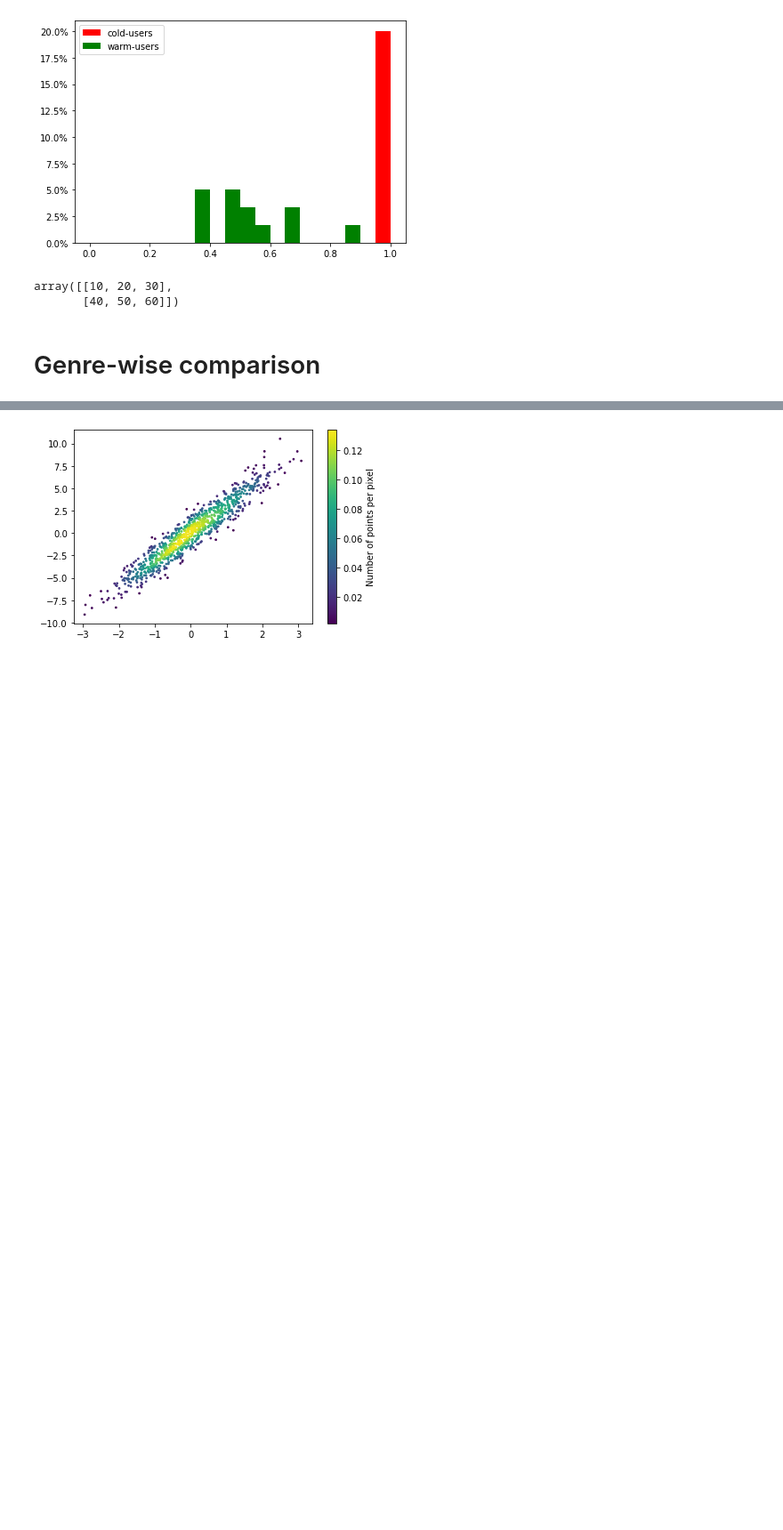
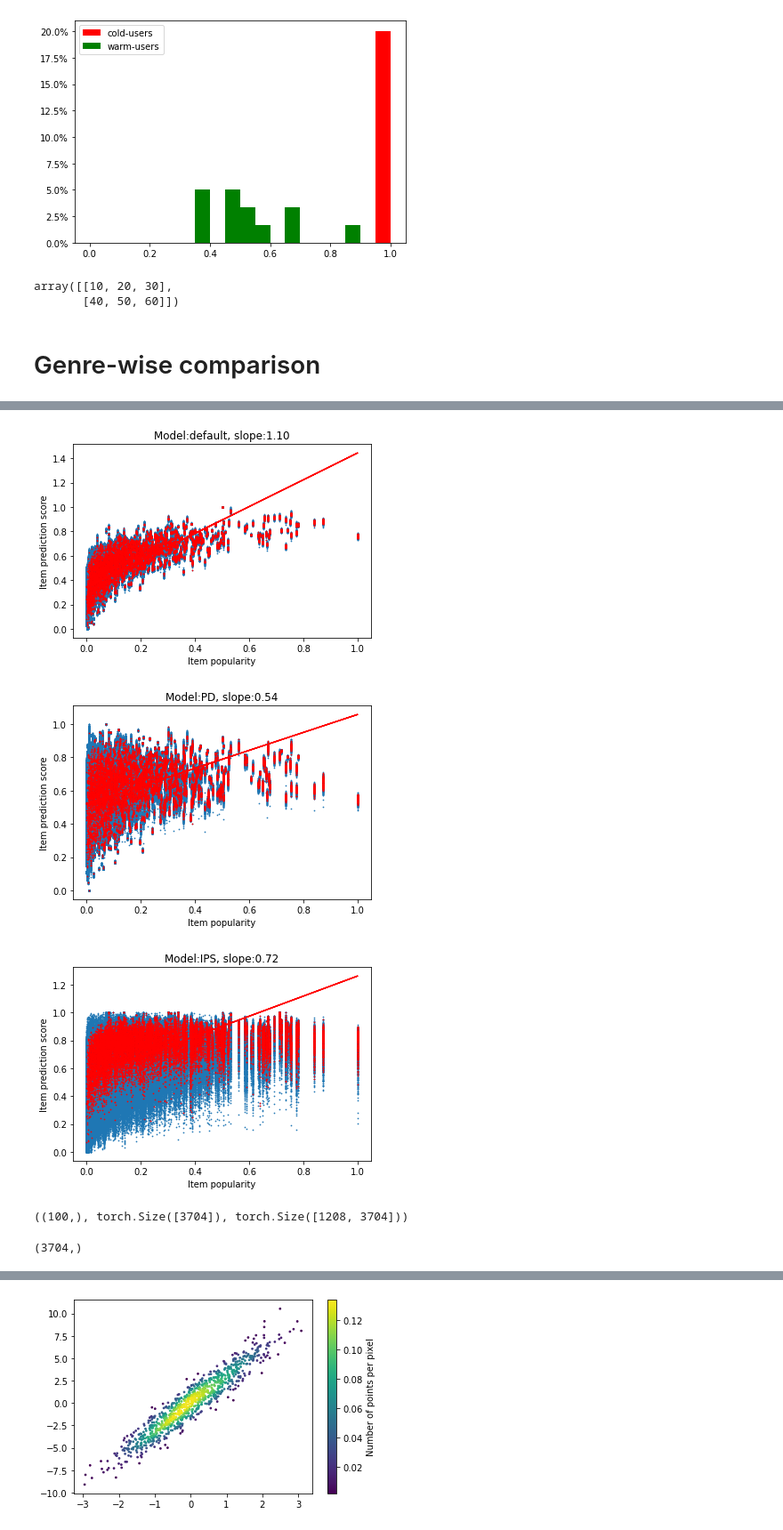
Before and after one commit to MinSeok-Pons-Kim/MELU_pytorch, a Jupyter notebook: movielens/ml-1m/data_analysis_freq-Copy1.ipynb, the cells around one changed output, grey strips where cells are left out. Shown at 89% size. Cells and saved outputs as stored; diff of their text form; code cells hidden in the pictures; blank space fills up the shorter version.

```diff
--- a/movielens/ml-1m/data_analysis_freq-Copy1.ipynb
+++ b/movielens/ml-1m/data_analysis_freq-Copy1.ipynb
@@ -1030,0 +1051,2 @@ Get recommendation list,
+# %%
+user_clicked_set = pickle.load(open("user_clicked_set.pkl", 'rb'))
@@ -1030,0 +1097,3 @@ Get recommendation list,
+# %%
+w_pos_neg_u, w_pos_neg_i, w_pos_neg_i_ = get_pos_neg_pair(warm_u_score_test)
+c_pos_neg_u, c_pos_neg_i, c_pos_neg_i_ = get_pos_neg_pair(cold_u_score)
@@ -1030,0 +1364,39 @@ Get recommendation list,
+# %%
+score_dataways = ['new_user']
+anchor_list=[total_items, pop_items, tail_items, niche_items]
+models = ['', 'PD', 'IPS']
+seeds = [0]
+x = global_popularity[item_idx[0].numpy()].to_numpy()
+x = torch.tensor(np.tile(x,(1208,1)))
+for model in models:
+    for seed_tmp in seeds:
+        for test_way in test_ways:
+            predictions = torch.load('_'.join(['../../eval_result/', 'total_preds', test_way+model, str(seed_tmp), '.pt']))
+            y = ((predictions - predictions.min(axis=1).values.reshape(-1,1))/(predictions.max(axis=1).values - predictions.min(axis=1).values).reshape(-1,1))
+            interacted_y = y[ui_pairs[:,0], ui_pairs[:,1]]
+            interacted_x = x[ui_pairs[:,0], ui_pairs[:,1]]
+            x_, y = x.reshape(-1), y.reshape(-1)
+            m, b = np.polyfit(x_, y, 1)
+
+            if model=='':
+                model= 'default'
+            plt.plot(x_, m*x_ + b, color='red')
+
+            plt.scatter(x_, y, s=0.5)
+            plt.scatter(interacted_x, interacted_y, color='red',s=0.5)
+            plt.xlabel("Item popularity")
+            plt.ylabel("Item prediction score")
+            plt.title('Model:{}, slope:{:.2f}'.format(model, m))
+            plt.show()
+# %% [output]
+[figure, added]
+[figure, added]
+[figure, added]
+# %%
+x.shape, y.shape, predictions.shape
+# %% [output]
+((100,), torch.Size([3704]), torch.Size([1208, 3704]))
+# %%
+global_popularity.shape
+# %% [output]
+(3704,)
```
Also changed, not shown: parts of 75 cells of this notebook, 6 other files.
